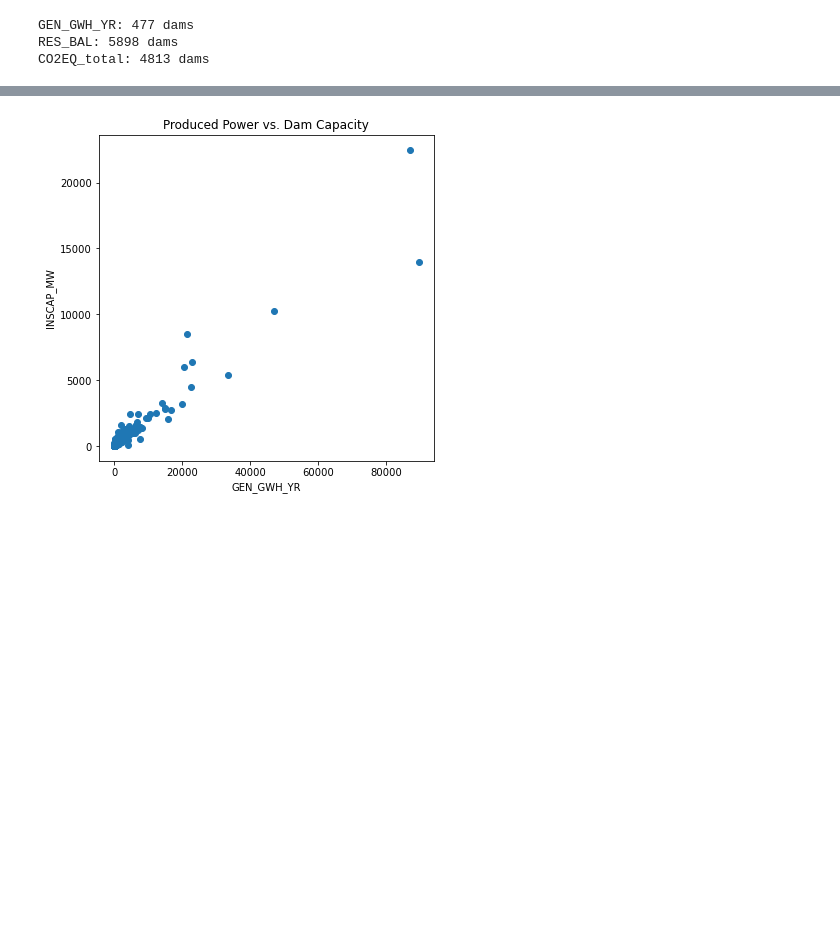
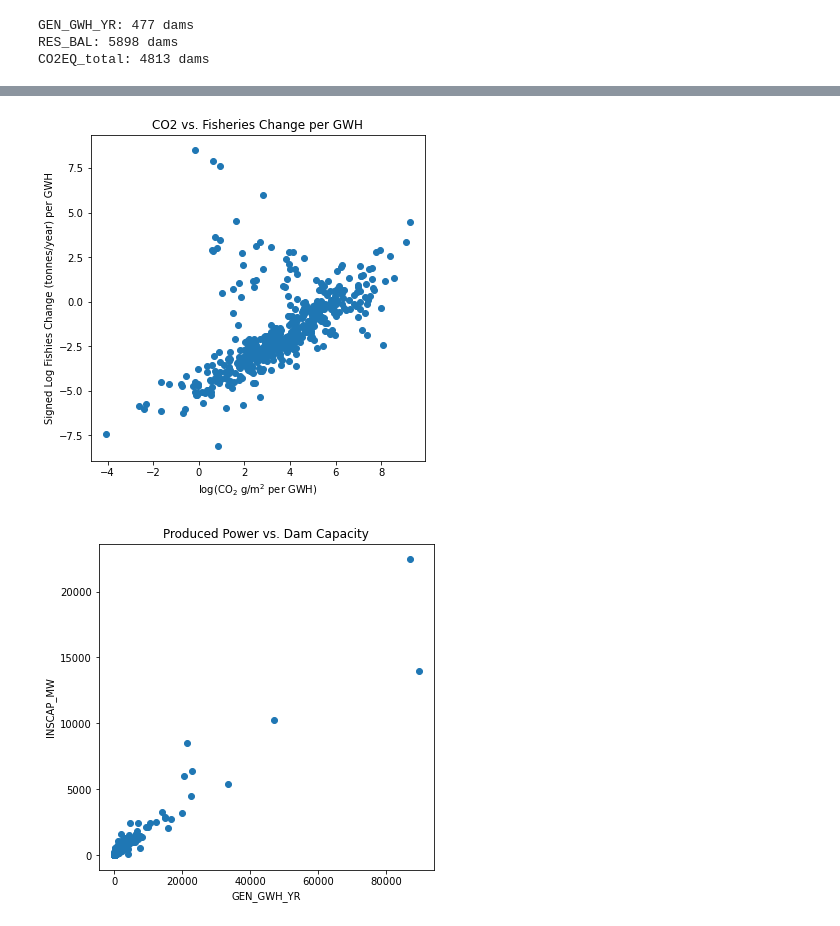
Before and after one commit to davidschmaier/CS-4701-Project-Predicting-GHG-Emissions-of-Hydroelectric-Dams, a Jupyter notebook: code/data-exploration.ipynb, the cells around one changed output, grey strips where cells are left out. Saved outputs shown, nothing was run; the diff lists cells and outputs as text; code cells hidden in the pictures; blank space fills up the shorter version.

```diff
--- a/code/data-exploration.ipynb
+++ b/code/data-exploration.ipynb
@@ -71 +75,11 @@ plt.show()
+# %%
+# Plot the log scale fisheries gain versus CO2 emissions
+fig = plt.figure(figsize=(6,6))
+plt.scatter(np.log(data_filt['CO2_total_per_GWH']), data_filt['signed_log_fish_per_GWH'])
+plt.xlabel('log(CO$_2$ g/m$^2$ per GWH)')
+plt.ylabel('Signed Log Fishies Change (tonnes/year) per GWH')
+plt.title('CO2 vs. Fisheries Change per GWH')
+plt.show()
+# %% [output]
+[figure, added]
 # %%
```
Also changed, not shown: parts of 20 cells of this notebook.
